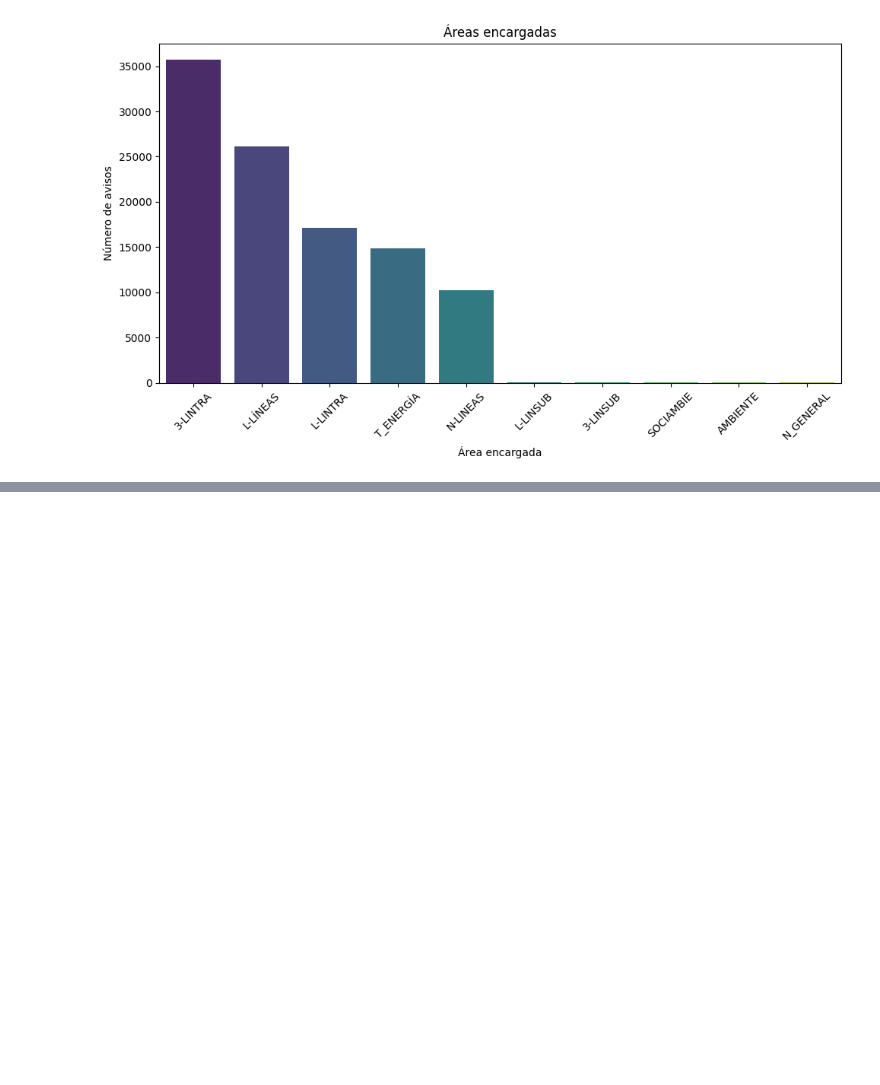
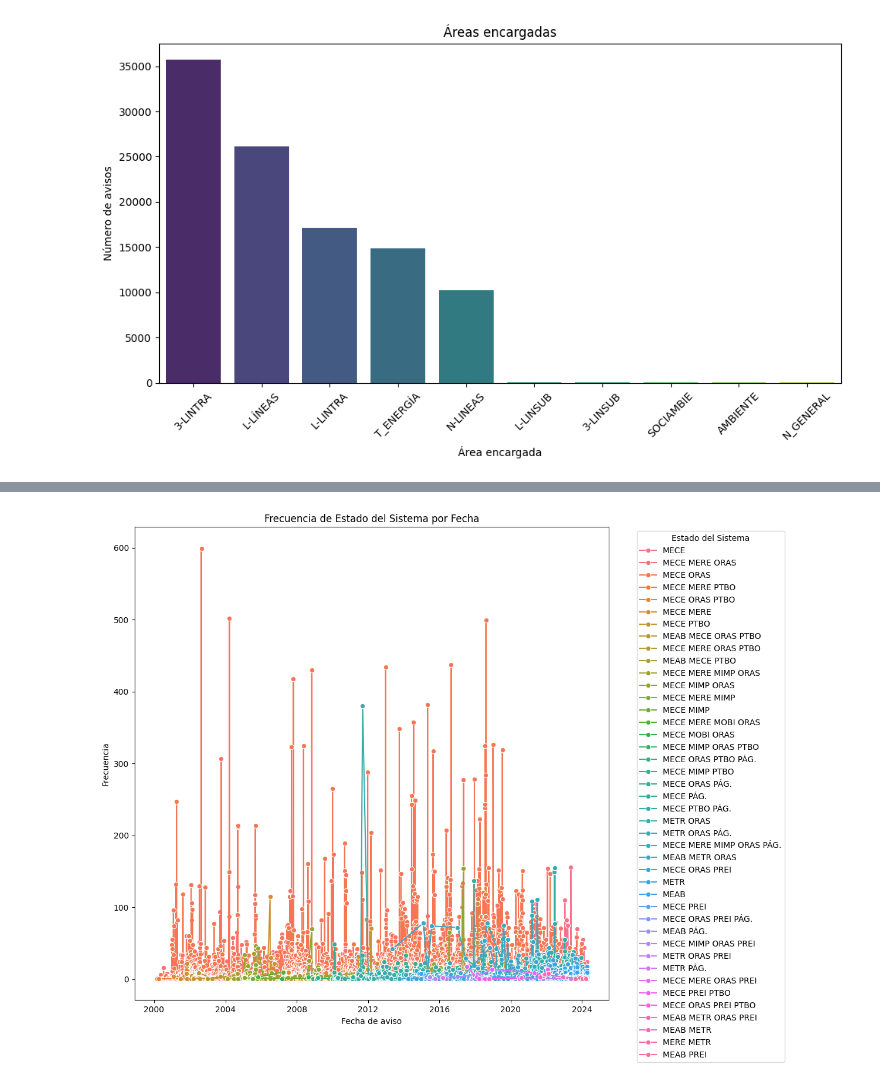
Before and after one commit to Tomaslopera/Hackathon_ISA, a Jupyter notebook: analisis_avisos_depurados.ipynb, the cells around one changed output, grey strips where cells are left out. Cells and saved outputs as stored; diff of their text form; code cells hidden in the pictures; blank space fills up the shorter version.

```diff
--- a/analisis_avisos_depurados.ipynb
+++ b/analisis_avisos_depurados.ipynb
@@ -146,0 +204,14 @@ plt.show()
+# %%
+# Gráfica de estado del sistema por fecha
+status_fecha = df_avisos.groupby([' Fecha de aviso', 'Status del sistema']).size().reset_index(name='Frecuencia')
+
+plt.figure(figsize=(12, 10))
+sns.lineplot(data=status_fecha, x=' Fecha de aviso', y='Frecuencia', hue='Status del sistema', marker='o')
+plt.xlabel('Fecha de aviso')
+plt.ylabel('Frecuencia')
+plt.title('Frecuencia de Estado del Sistema por Fecha')
+plt.legend(title='Estado del Sistema', bbox_to_anchor=(1.05, 1), loc='upper left')
+plt.tight_layout()
+plt.show()
+# %% [output]
+[figure, added]
```
Also changed, not shown: parts of 5 cells of this notebook, 2 other files.
